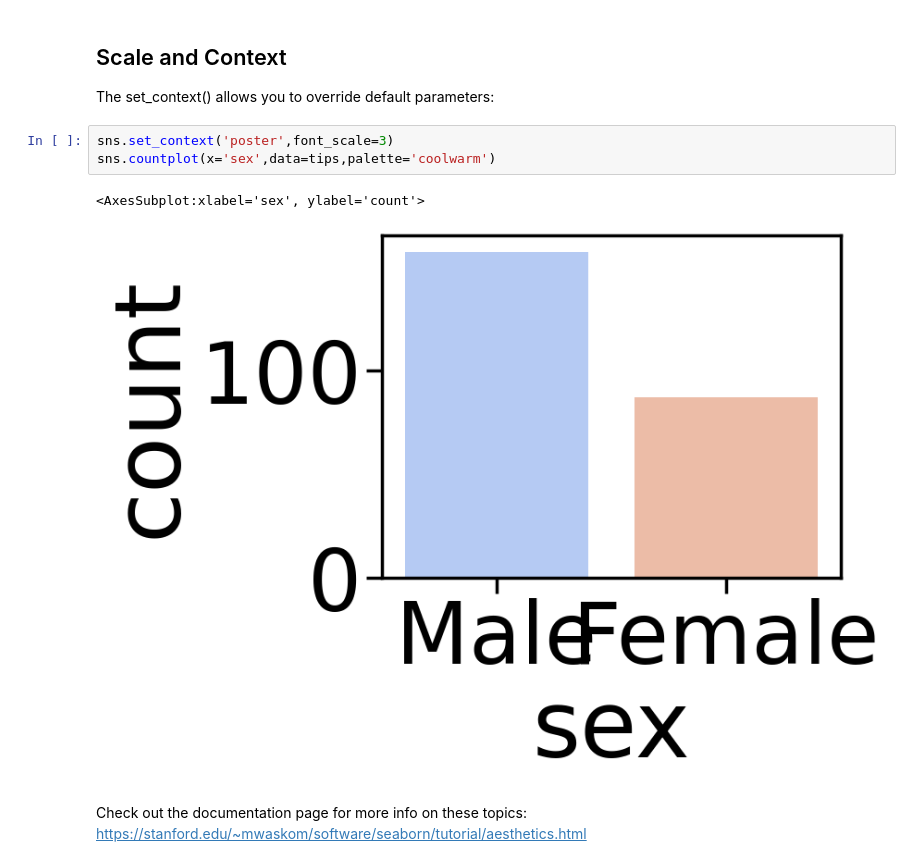
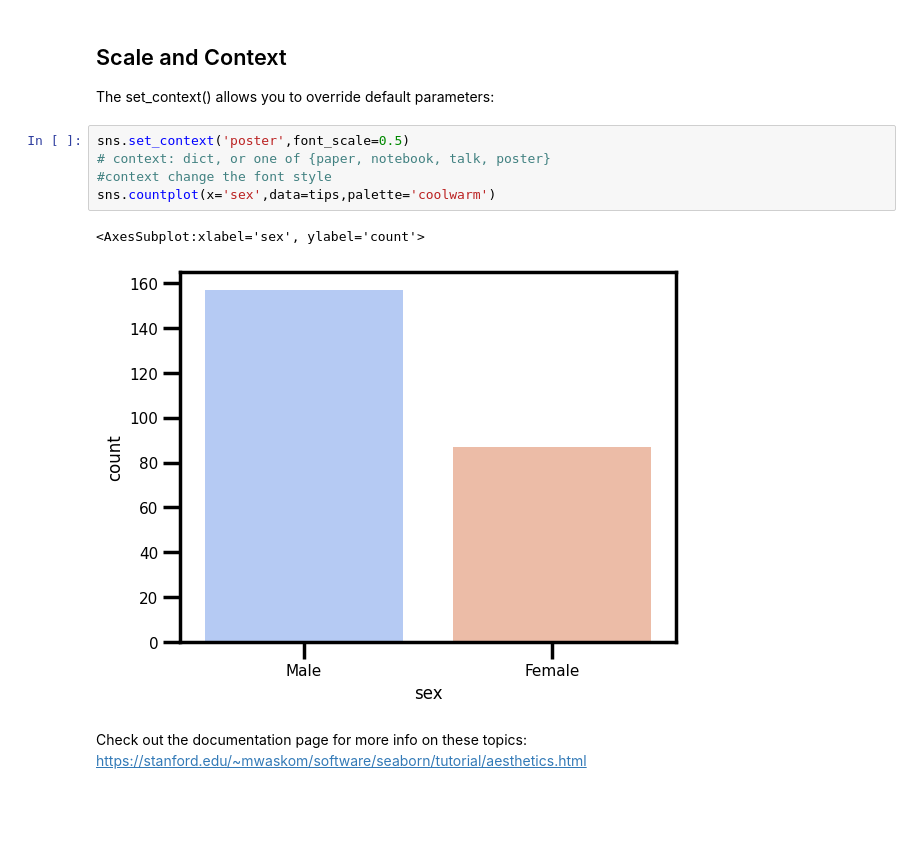
Before and after one commit to llu13701/WSP_PUBLIC, a Jupyter notebook: public_day2/python_day2.ipynb, the cells around one changed output. Drawn from its saved outputs; the diff is of its cells as text; blank space fills up the shorter version.

```diff
--- a/public_day2/python_day2.ipynb
+++ b/public_day2/python_day2.ipynb
@@ -983,11 +1117,13 @@ sns.lmplot(x='total_bill',y='tip',aspect=2, height=3, data=tips)
 
 The set_context() allows you to override default parameters:
 # %%
-sns.set_context('poster',font_scale=3)
+sns.set_context('poster',font_scale=0.5)
+# context: dict, or one of {paper, notebook, talk, poster}
+#context change the font style
 sns.countplot(x='sex',data=tips,palette='coolwarm')
 # %% [output]
 <AxesSubplot:xlabel='sex', ylabel='count'>
-[figure, old version]
+[figure, new version]
 # %% [markdown]
 Check out the documentation page for more info on these topics:
 https://stanford.edu/~mwaskom/software/seaborn/tutorial/aesthetics.html
```
Also changed, not shown: parts of 58 cells of this notebook, 3 other files.
